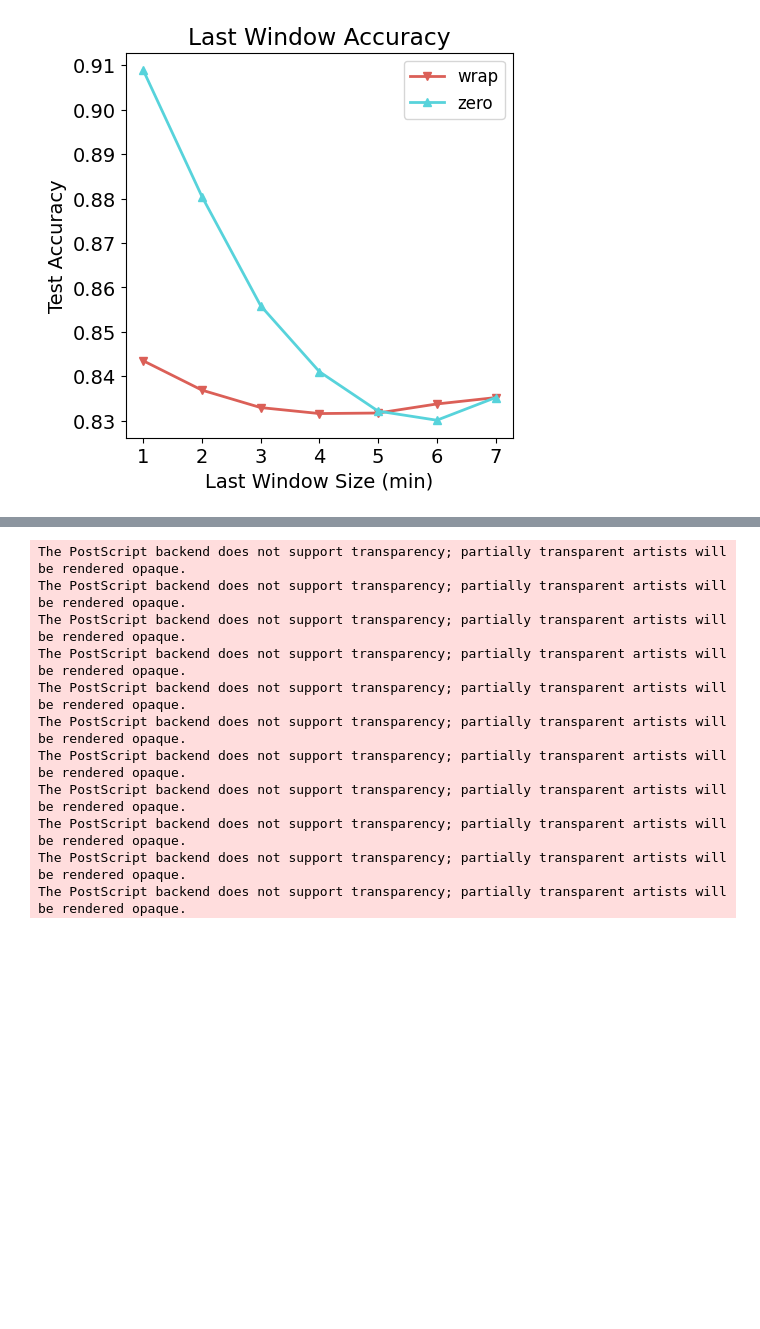
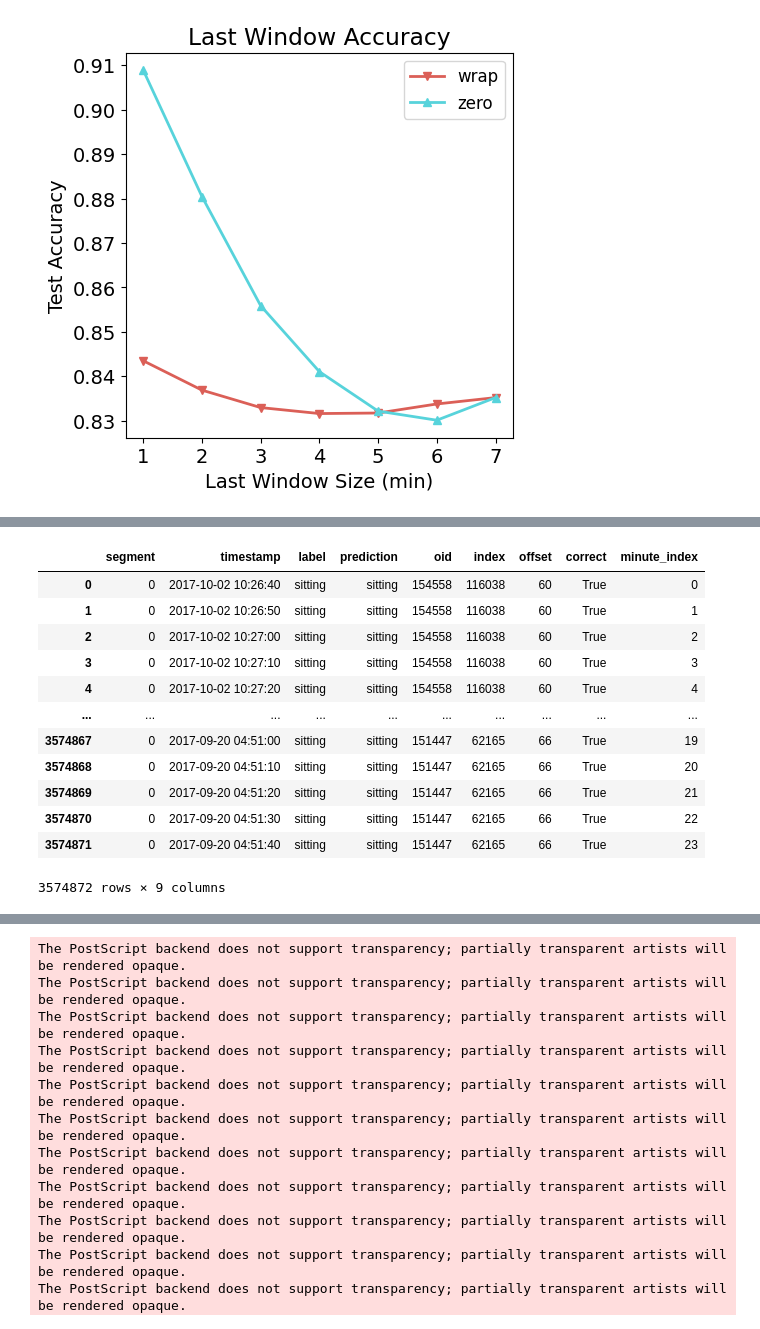
Before and after one commit to ADALabUCSD/DeepPostures, a Jupyter notebook: MSSE-2021/playground.ipynb, the cells around one changed output, grey strips where cells are left out. Saved outputs shown, nothing was run; the diff lists cells and outputs as text; code cells hidden in the pictures; blank space fills up the shorter version.

```diff
--- a/MSSE-2021/playground.ipynb
+++ b/MSSE-2021/playground.ipynb
@@ -416,0 +478,16 @@ def get_df_min(minute, df_all_second):
+# %%
+df_all_second_wrap
+# %% [output]
+|  | segment | timestamp | label | prediction | oid | index | offset | correct | minute_index |
+| 0 | 0 | 2017-10-02 10:26:40 | sitting | sitting | 154558 | 116038 | 60 | True | 0 |
+| 1 | 0 | 2017-10-02 10:26:50 | sitting | sitting | 154558 | 116038 | 60 | True | 1 |
+| 2 | 0 | 2017-10-02 10:27:00 | sitting | sitting | 154558 | 116038 | 60 | True | 2 |
+| 3 | 0 | 2017-10-02 10:27:10 | sitting | sitting | 154558 | 116038 | 60 | True | 3 |
+| 4 | 0 | 2017-10-02 10:27:20 | sitting | sitting | 154558 | 116038 | 60 | True | 4 |
+| ... | ... | ... | ... | ... | ... | ... | ... | ... | ... |
+| 3574867 | 0 | 2017-09-20 04:51:00 | sitting | sitting | 151447 | 62165 | 66 | True | 19 |
+| 3574868 | 0 | 2017-09-20 04:51:10 | sitting | sitting | 151447 | 62165 | 66 | True | 20 |
+| 3574869 | 0 | 2017-09-20 04:51:20 | sitting | sitting | 151447 | 62165 | 66 | True | 21 |
+| 3574870 | 0 | 2017-09-20 04:51:30 | sitting | sitting | 151447 | 62165 | 66 | True | 22 |
+| 3574871 | 0 | 2017-09-20 04:51:40 | sitting | sitting | 151447 | 62165 | 66 | True | 23 |
+3574872 rows × 9 columns
```
Also changed, not shown: parts of 30 cells of this notebook, 19 other files.
